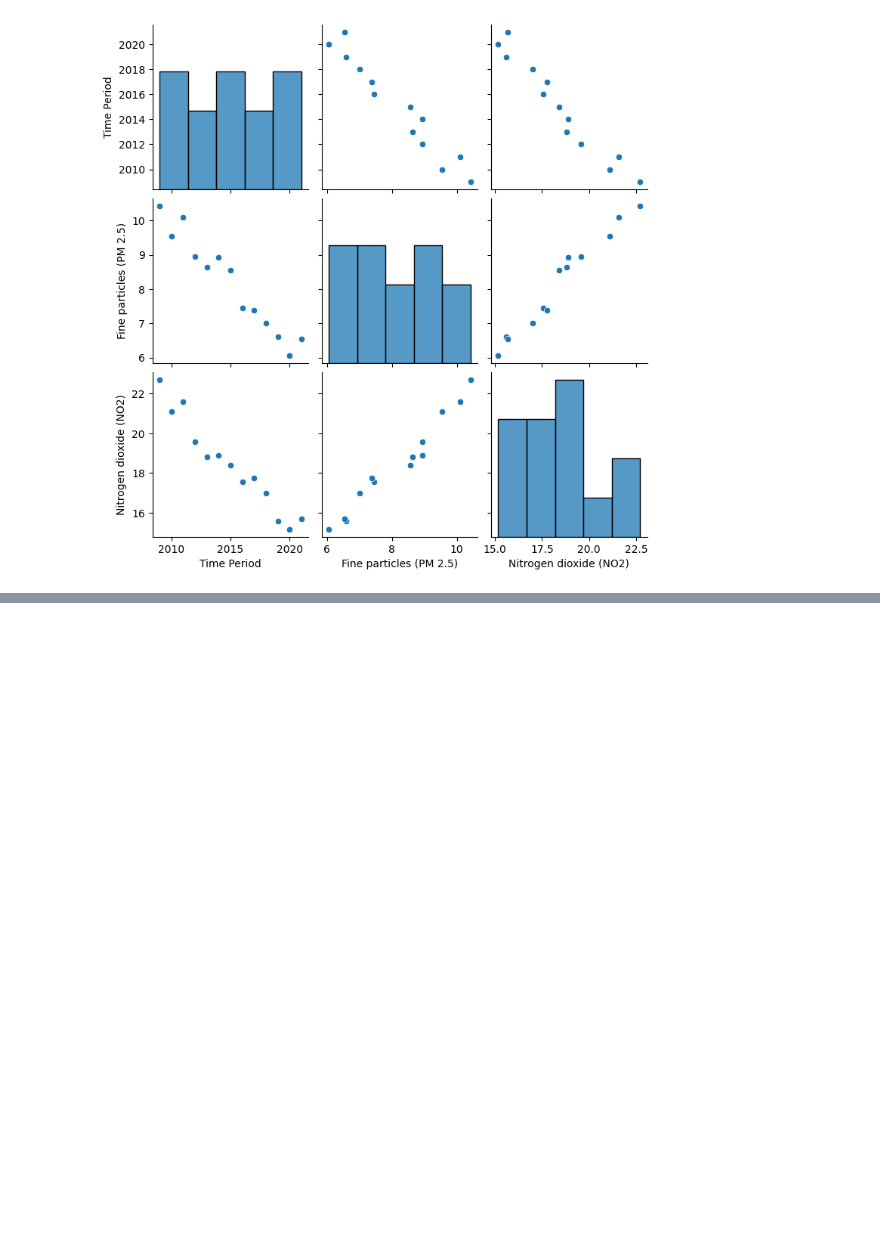
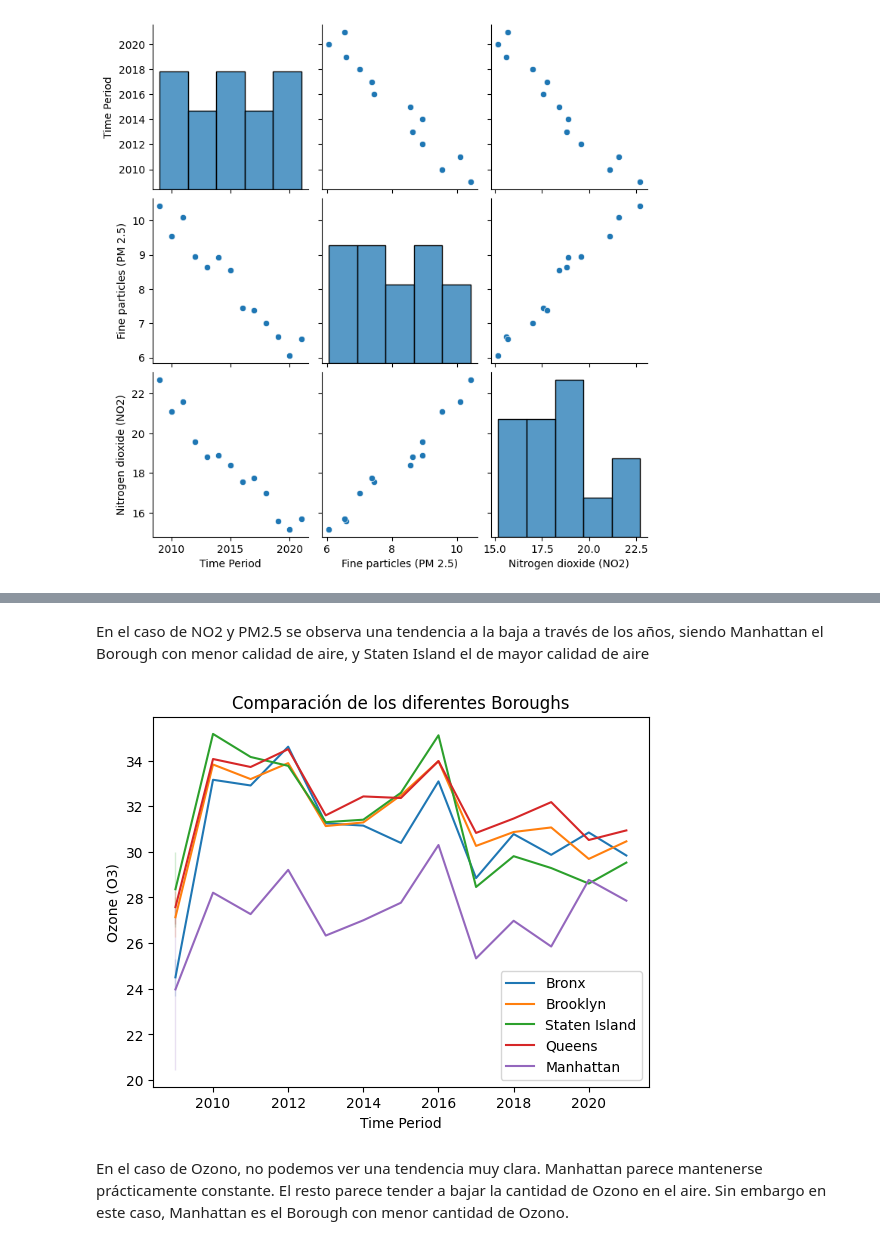
Before and after one commit to R4F43LB/EcoTaxisNYC, a Jupyter notebook: EDA/air_quality_EDA.ipynb, the cells around one changed output, grey strips where cells are left out. Cells and saved outputs as stored; diff of their text form; code cells hidden in the pictures; blank space fills up the shorter version.

Commit message:
EDA calidad del aire

```diff
--- a/EDA/air_quality_EDA.ipynb
+++ b/EDA/air_quality_EDA.ipynb
@@ -446,0 +648,15 @@ sns.pairplot(df_grouped)
+# %% [markdown]
+En el caso de NO2 y PM2.5 se observa una tendencia a la baja a través de los años, siendo Manhattan el Borough con menor calidad de aire, y Staten Island el de mayor calidad de aire
+# %%
+sns.lineplot(data=df_bronx, x= 'Time Period', y= 'Ozone (O3)', label='Bronx')
+sns.lineplot(data=df_brooklyn, x= 'Time Period', y= 'Ozone (O3)', label= 'Brooklyn')
+sns.lineplot(data=df_staten, x= 'Time Period', y= 'Ozone (O3)', label= 'Staten Island')
+sns.lineplot(data=df_queens, x= 'Time Period', y= 'Ozone (O3)', label= 'Queens')
+sns.lineplot(data=df_manhattan, x= 'Time Period', y= 'Ozone (O3)', label= 'Manhattan')
+plt.title('Comparación de los diferentes Boroughs')
+plt.legend()
+plt.show()
+# %% [output]
+[figure, added]
+# %% [markdown]
+En el caso de Ozono, no podemos ver una tendencia muy clara. Manhattan parece mantenerse prácticamente constante. El resto parece tender a bajar la cantidad de Ozono en el aire. Sin embargo en este caso, Manhattan es el Borough con menor cantidad de Ozono.
```
Also changed, not shown: parts of 79 cells of this notebook, 3 other files.
